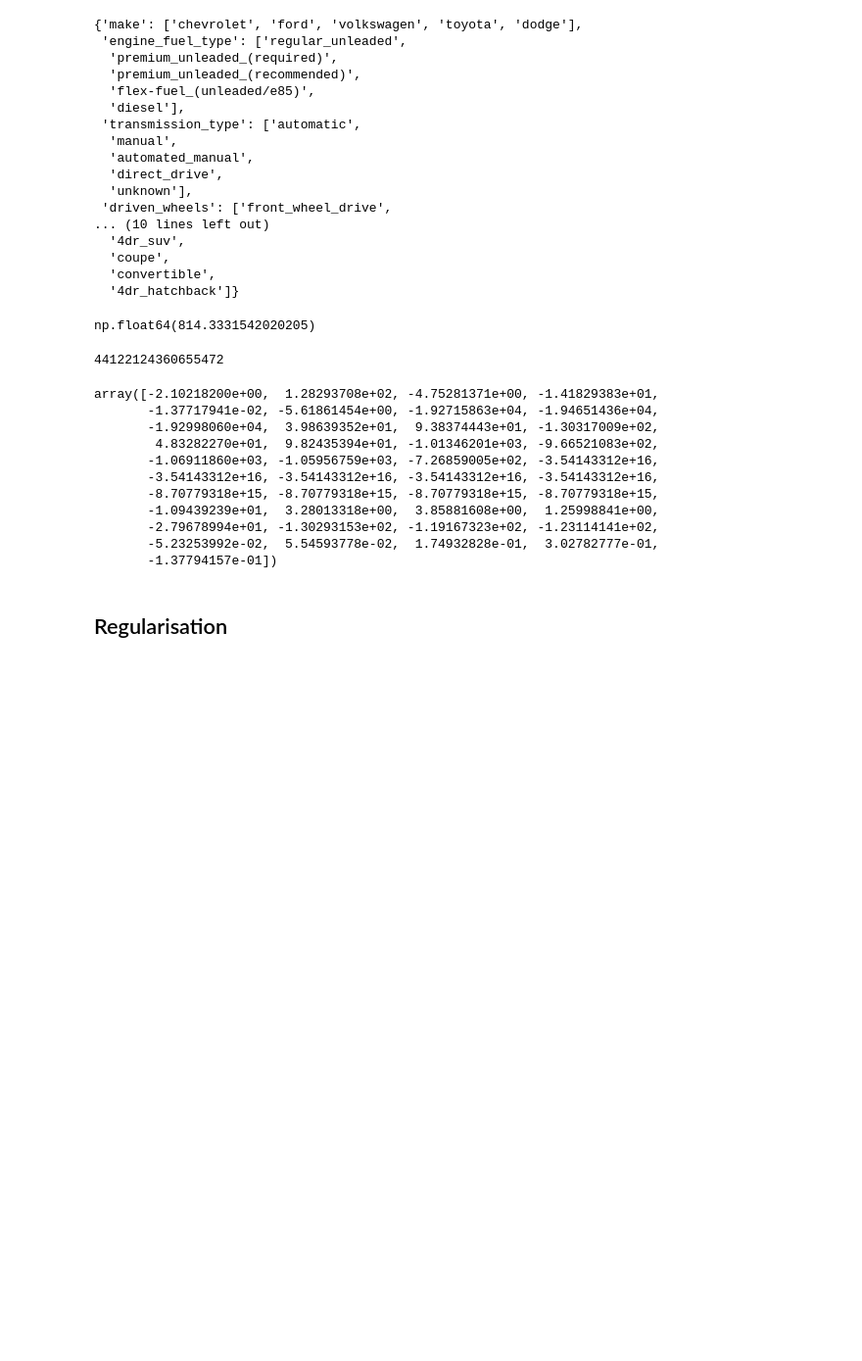
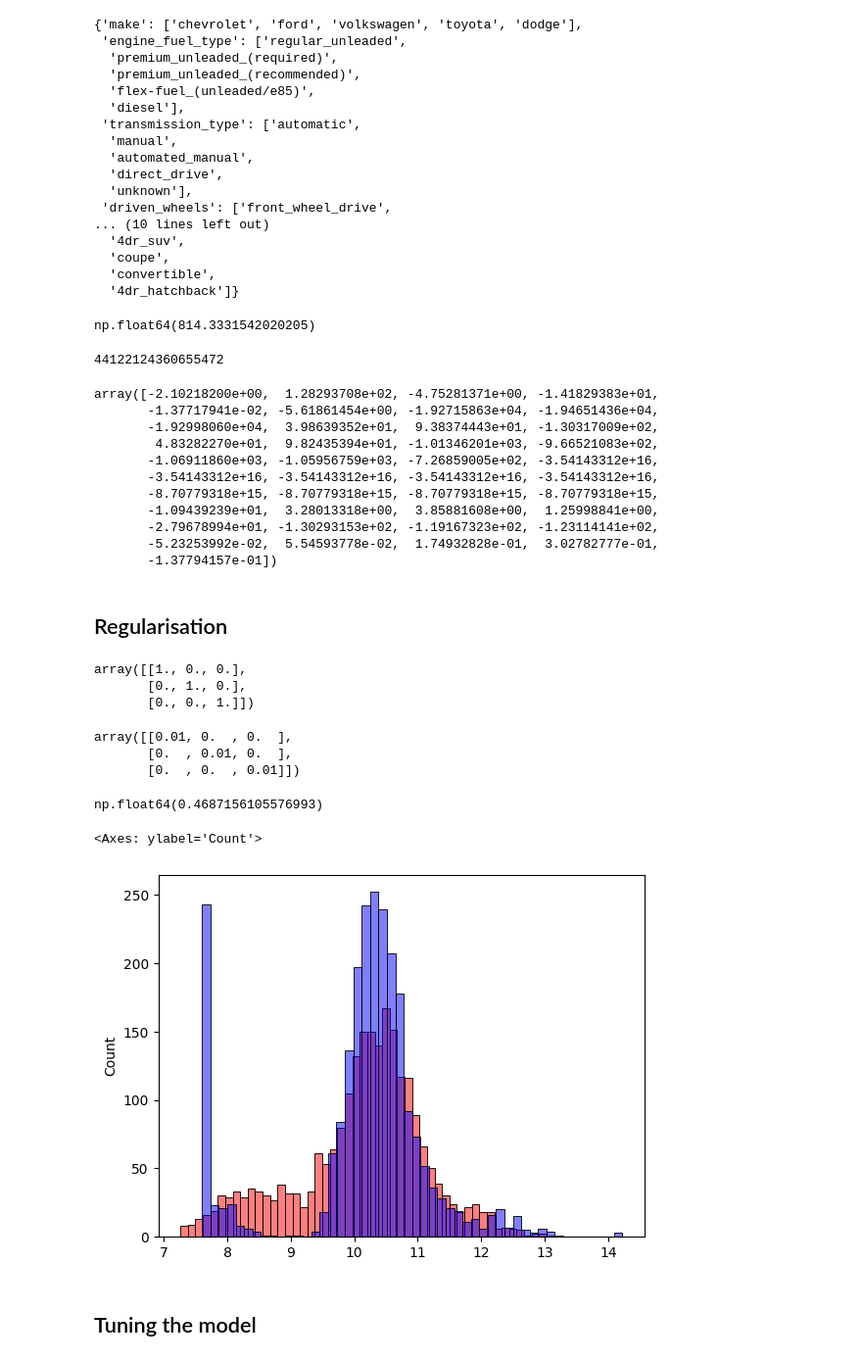
Before and after one commit to denis911/ML-zoomcamp-notebooks-modules-1-4, a Jupyter notebook: Kaggle_car_price.ipynb, the cells around one changed output. Shown at 98% size. Cells and saved outputs as stored; diff of their text form; code cells hidden in the pictures; blank space fills up the shorter version.

Commit message:
model tuning

```diff
--- a/Kaggle_car_price.ipynb
+++ b/Kaggle_car_price.ipynb
@@ -911,3 +911,57 @@ array([-2.10218200e+00,  1.28293708e+02, -4.75281371e+00, -1.41829383e+01,
 ## Regularisation
 # %%
 # video https://www.youtube.com/watch?v=91ve3EJlHBc&list=PL3MmuxUbc_hIhxl5Ji8t4O6lPAOpHaCLR&index=25
+# the problem above was humongous quadrillion weights -
+#  -3.54143312e+16, -3.54143312e+16, -3.54143312e+16, -3.54143312e+16
+# and to avoid it we use regularisatio - adding small noise to matrix diagonal
+
+# The trick is:
+np.eye(3)
+# diagonal matrix with 1s - idempotent - if we multiply it to any other matrix it does not change
+# this is similar to multiplying by 1 in scalar world
+# %% [output]
+array([[1., 0., 0.],
+       [0., 1., 0.],
+       [0., 0., 1.]])
+# %%
+0.01 * np.eye(3) # our noise add matrix created - and it can become a hyperparameter too...
+# %% [output]
+array([[0.01, 0.  , 0.  ],
+       [0.  , 0.01, 0.  ],
+       [0.  , 0.  , 0.01]])
+# %%
+# modifying our train_linear_regression(X_train, y_train) function:
+
+def train_linear_regression_reg(X, y, r=0.001):
+    # this is regularised version or our training function, and we add r to diagonal matrix
+    ones = np.ones(X.shape[0])
+    X = np.column_stack([ones, X])
+
+    XTX = X.T.dot(X) # Gram matrix
+    XTX = XTX + r * np.eye(XTX.shape[0]) # we added a noise r to diagonal
+
+    XTX_inv = np.linalg.inv(XTX) # inverse Gram matrix
+    w_full = XTX_inv.dot(X.T).dot(y)
+    w0 = w_full[0]
+    w = w_full[1:]
+    return w0, w
+# %%
+# all our workflow in 1 cell - ML pipeline )):
+X_train = prepare_X(df_train)
+w0, w = train_linear_regression_reg(X_train, y_train, r = 0.01)
+
+X_val = prepare_X(df_val)
+y_pred = w0 + X_val.dot(w)
+
+rmse(y_val, y_pred) # last time 0.51, then np.float64(814.3331542020205)
+# now np.float64(0.4687156105576993) - a bit better than 0.51...
+# %% [output]
+np.float64(0.4687156105576993)
+# %%
+sns.histplot(y_pred, color='red', alpha=0.5, bins=50)
+sns.histplot(y_val, color='blue', alpha=0.5, bins=50)
+# %% [output]
+<Axes: ylabel='Count'>
+[figure, added]
+# %% [markdown]
+## Tuning the model
```
Also changed, not shown: parts of 1 cell of this notebook.
